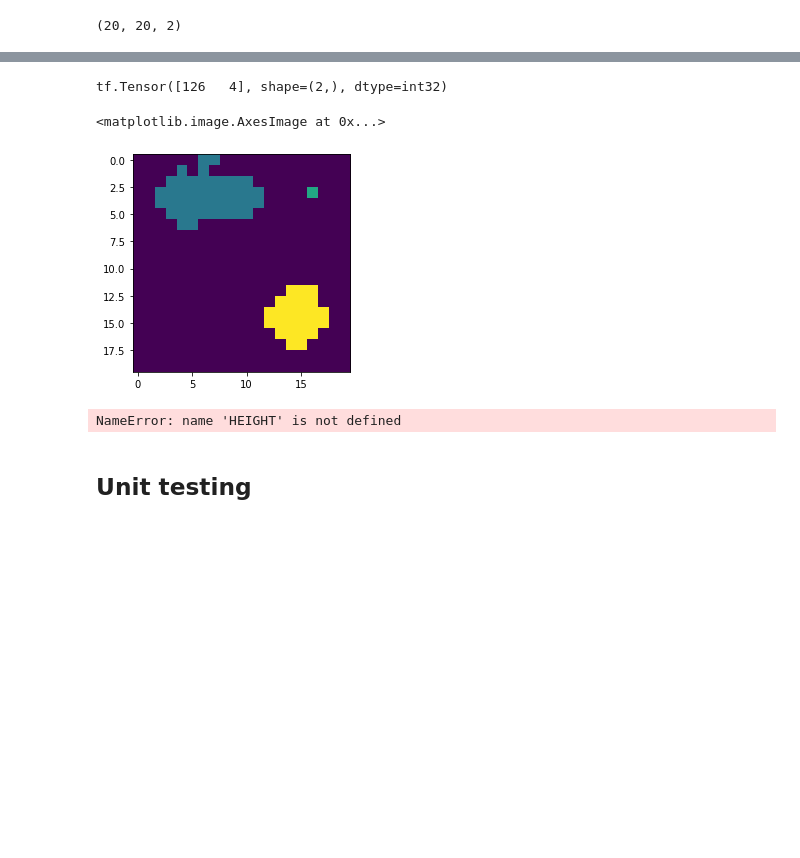
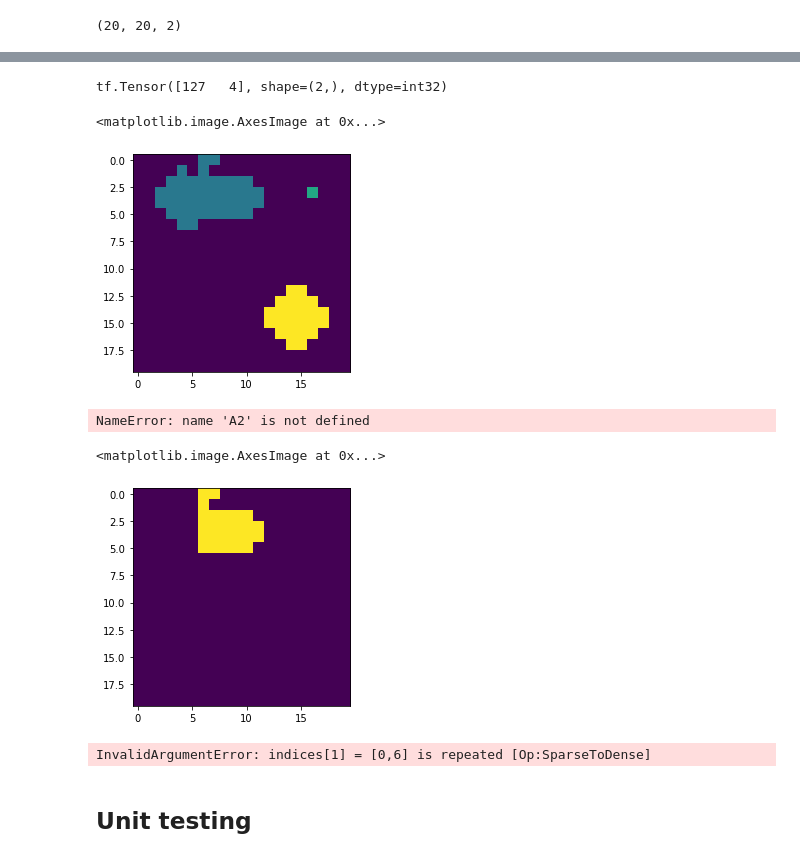
Before and after one commit to mollyhjorthjensen/DREAM, a Jupyter notebook: Analysis/test_clustering.ipynb, the cells around one changed output, grey strips where cells are left out. Cells and saved outputs as stored; diff of their text form; code cells hidden in the pictures; blank space fills up the shorter version.

Commit message:
Bug fix dataset.map works for clustering algorithm

```diff
--- a/Analysis/test_clustering.ipynb
+++ b/Analysis/test_clustering.ipynb
@@ -63,13 +61,14 @@ dataset = tf.data.Dataset.from_tensor_slices(d)
 # for i in dataset:
 #     print(i['tseed'].shape)
 # %%
-mapped = dataset.map(cluster_maker)
+mapped = dataset.map(cluster_maker).map(cluster_splitter).map(scalar_features)
 # %%
 for output in mapped.take(1):
     output
     print(tf.shape(output['proto']))
+    cluster_splitter(output)
 # %% [output]
-tf.Tensor([126   4], shape=(2,), dtype=int32)
+tf.Tensor([127   4], shape=(2,), dtype=int32)
 # %%
 # output = cluster_maker({'image': tf.constant(B)})
 # %%
@@ -87,13 +86,13 @@ A1_dense = tf.sparse.to_dense(tf.sparse.reorder(sp))
 plt.imshow(A1_dense)
 # %% [output]
 <matplotlib.image.AxesImage at 0x...>
-[figure, old version]
+[figure, new version]
 # %%
 sp = tf.SparseTensor(A2[...,1:3], A2[...,0], dense_shape=[HEIGHT,WIDTH])
 A2_dense = tf.sparse.to_dense(tf.sparse.reorder(sp))
 plt.imshow(A2_dense)
 # %% [output]
-NameError: name 'HEIGHT' is not defined
+NameError: name 'A2' is not defined
 # %%
 # output2['cluster']
 # %%
@@ -103,22 +102,25 @@ output2 = cluster_splitter(output)
 # %%
 scalar_features(output2)
 # %%
-C = output2['cluster'].numpy()
+C = output['cluster'].numpy()
 # plt.
 # print(A)
 # A = A[...,1:]
 C1 = C[C[...,3] == 0][...,:3]
 C2 = C[C[...,3] == 1][...,:3]
-C1 = C1[C1[...,0] == 1]
+C1 = C1[C1[...,0] == 3]
 # C1 = np.unique(C1, axis=0)
 # C2 = np.unique(C2, axis=0)
 # print(A1)
 
-sp = tf.SparseTensor(C1[...,1:3], C1[...,0], dense_shape=[HEIGHT,WIDTH])
+sp = tf.SparseTensor(C1[...,1:3], C1[...,0], dense_shape=[20,20])
 C1_dense = tf.sparse.to_dense(tf.sparse.reorder(sp))
 plt.imshow(C1_dense)
+# %% [output]
+<matplotlib.image.AxesImage at 0x...>
+[figure, added]
 # %%
-C = output2['cluster'].numpy()
+C = output['cluster'].numpy()
 # print(A)
 # A = A[...,1:]
 C1 = C[C[...,3] == 0][...,:3]
@@ -127,9 +129,11 @@ C2 = C[C[...,3] == 1][...,:3]
 # A2 = np.unique(A2, axis=0)
 # print(A1)
 
-sp = tf.SparseTensor(C1[...,1:3], C1[...,0], dense_shape=[HEIGHT,WIDTH])
+sp = tf.SparseTensor(C1[...,1:3], C1[...,0], dense_shape=[20,20])
 C1_dense = tf.sparse.to_dense(tf.sparse.reorder(sp))
 plt.imshow(C1_dense)
+# %% [output]
+InvalidArgumentError: indices[1] = [0,6] is repeated [Op:SparseToDense]
 # %%
 sp = tf.SparseTensor(C2[...,1:3], C2[...,0], dense_shape=[HEIGHT,WIDTH])
 C2_dense = tf.sparse.to_dense(tf.sparse.reorder(sp))
```
Also changed, not shown: parts of 2 cells of this notebook, 1 other file.
